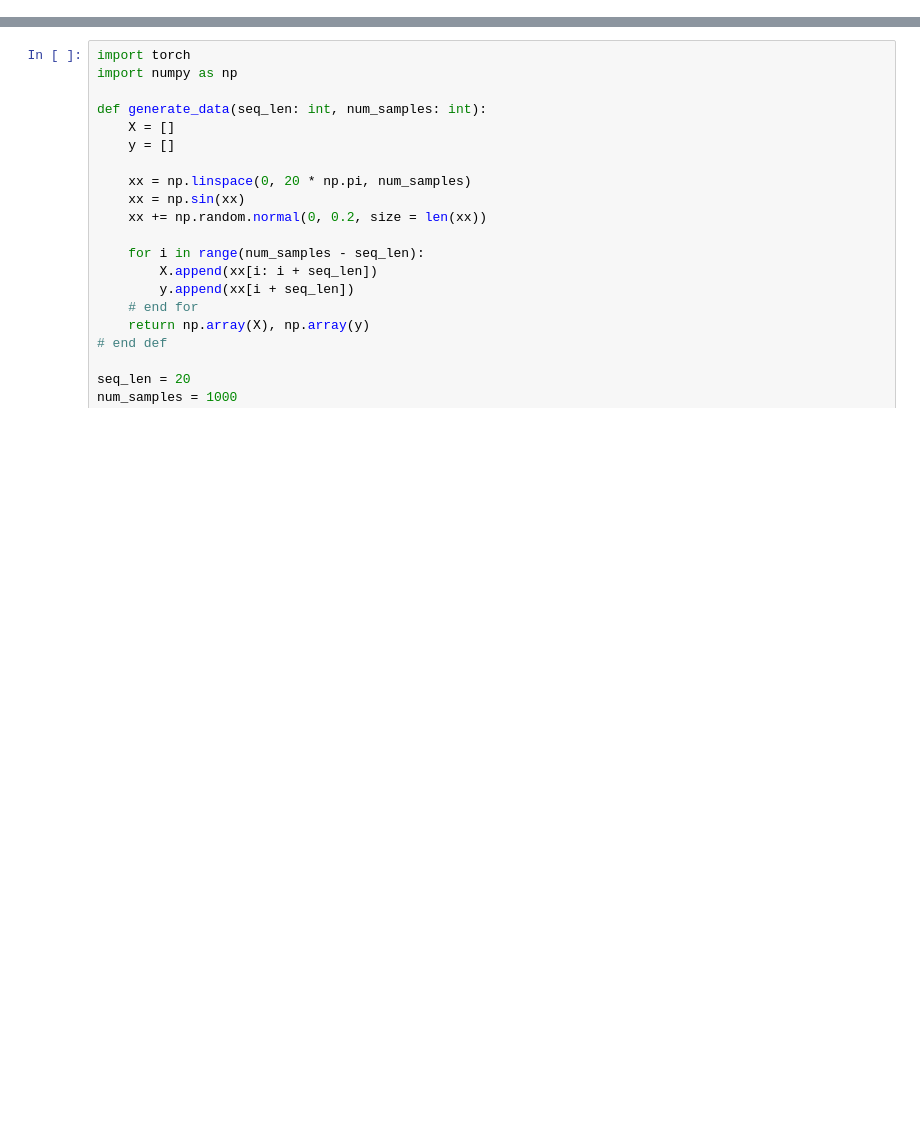
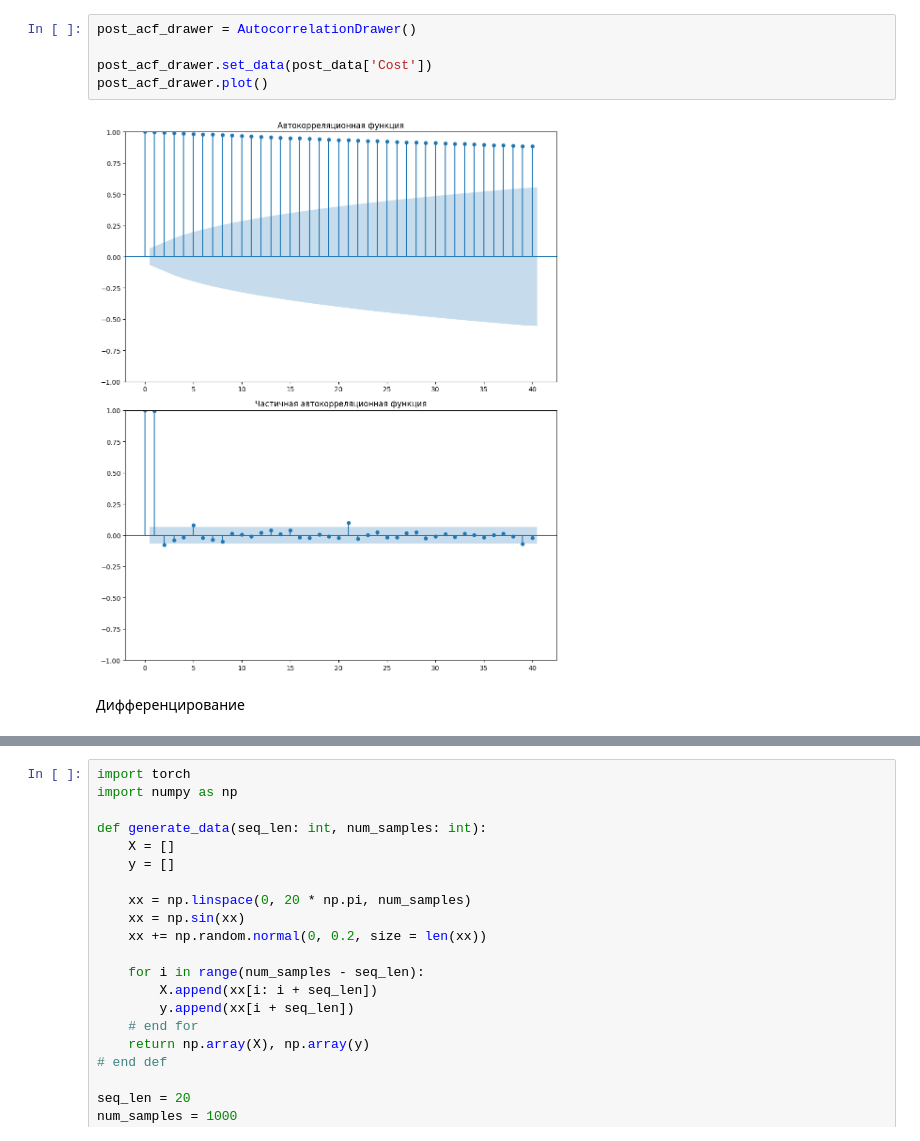
Before and after one commit to InnerShadow/UDSpredictor, a Jupyter notebook: src/demo.ipynb, the cells around one changed output, grey strips where cells are left out. Cells and saved outputs as stored; diff of their text form; blank space fills up the shorter version.

```diff
--- a/src/demo.ipynb
+++ b/src/demo.ipynb
@@ -0,0 +66,9 @@
+# %%
+post_acf_drawer = AutocorrelationDrawer()
+
+post_acf_drawer.set_data(post_data['Cost'])
+post_acf_drawer.plot()
+# %% [output]
+[figure, added]
+# %% [markdown]
+Дифференцирование
```
Also changed, not shown: parts of 22 cells of this notebook.
